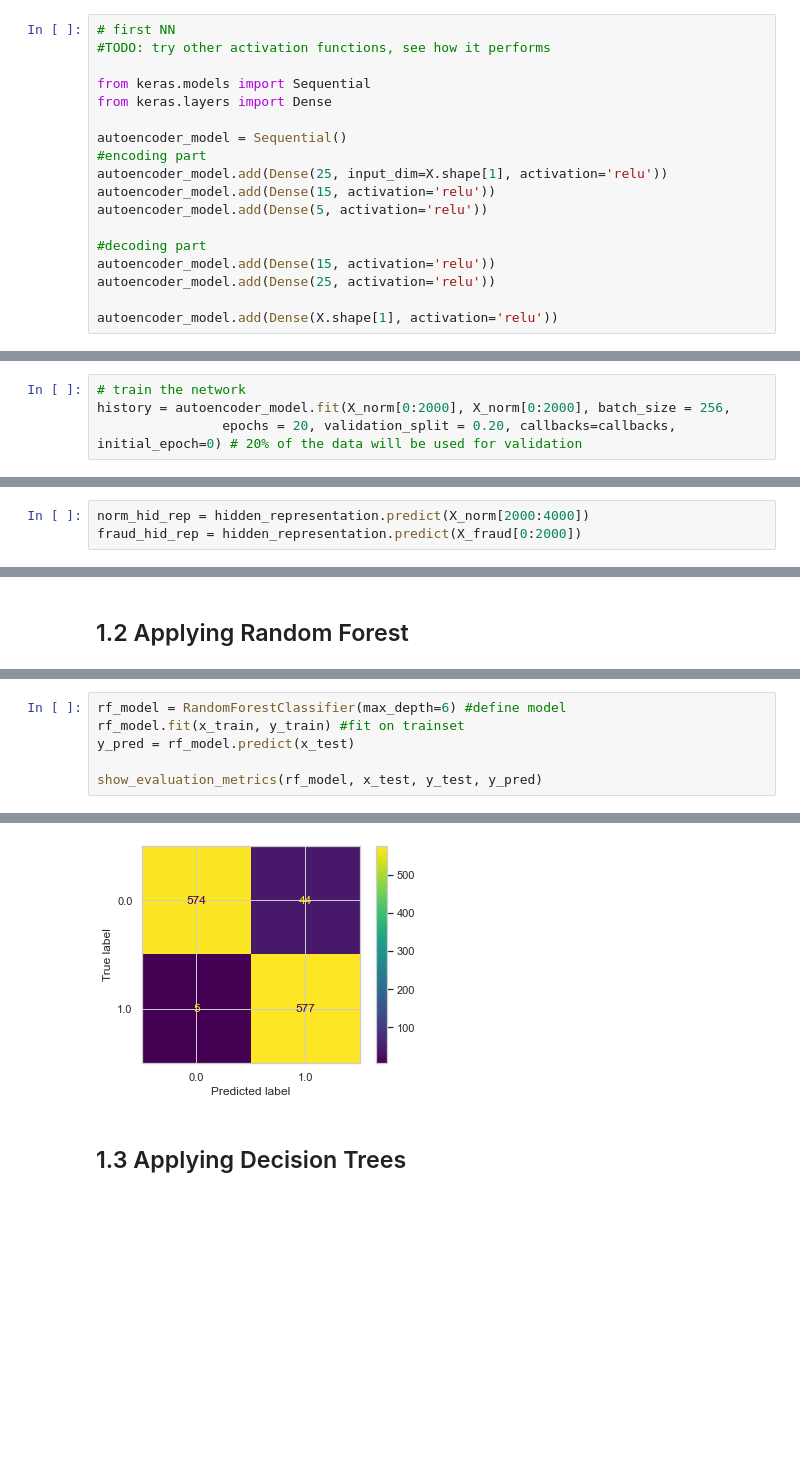
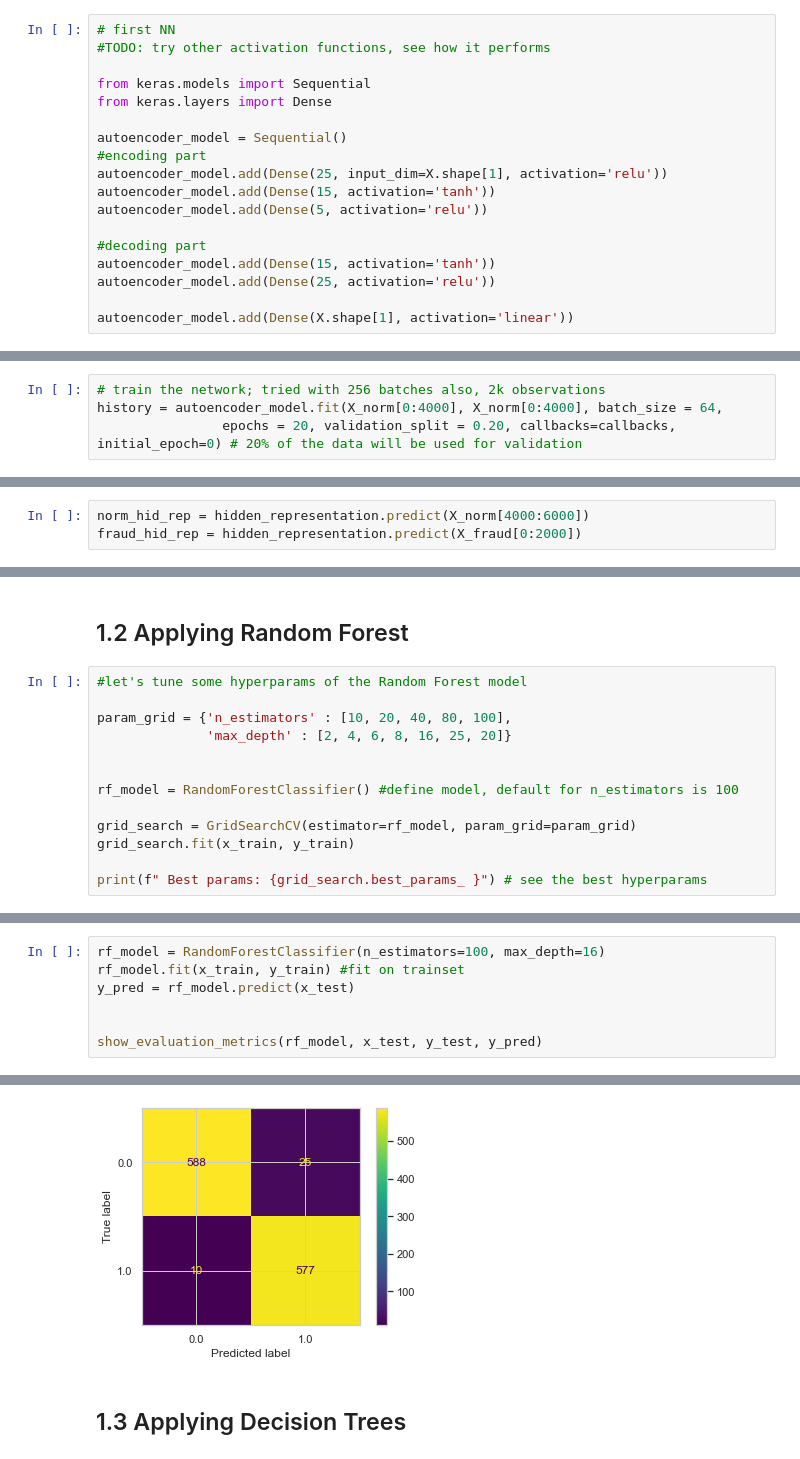
Before and after one commit to ServoCryptid/FraudDetection, a Jupyter notebook: autoencoder_approach.ipynb, the cells around one changed output, grey strips where cells are left out. Cells and saved outputs as stored; diff of their text form; blank space fills up the shorter version.

```diff
--- a/autoencoder_approach.ipynb
+++ b/autoencoder_approach.ipynb
@@ -388,14 +389,14 @@ from keras.layers import Dense
 autoencoder_model = Sequential()
 #encoding part
 autoencoder_model.add(Dense(25, input_dim=X.shape[1], activation='relu'))
-autoencoder_model.add(Dense(15, activation='relu'))
+autoencoder_model.add(Dense(15, activation='tanh'))
 autoencoder_model.add(Dense(5, activation='relu'))
 
 #decoding part
-autoencoder_model.add(Dense(15, activation='relu'))
+autoencoder_model.add(Dense(15, activation='tanh'))
 autoencoder_model.add(Dense(25, activation='relu'))
 
-autoencoder_model.add(Dense(X.shape[1], activation='relu'))
+autoencoder_model.add(Dense(X.shape[1], activation='linear'))
 # %%
 #compile the model
 # https://ml-cheatsheet.readthedocs.io/en/latest/optimizers.html
@@ -430,7 +431,7 @@ callbacks.append(ModelCheckpoint('autoencoder_model.h5',
                                  save_best_only=True,
                                  mode='min'))
 # %%
-# train the network
-history = autoencoder_model.fit(X_norm[0:2000], X_norm[0:2000], batch_size = 256,
+# train the network; tried with 256 batches also, 2k observations
+history = autoencoder_model.fit(X_norm[0:4000], X_norm[0:4000], batch_size = 64,
                 epochs = 20, validation_split = 0.20, callbacks=callbacks, initial_epoch=0) # 20% of the data will be used for validation
 # %% [output]
@@ -477,7 +470,7 @@ hidden_representation.add(autoencoder_model.layers[0])
 hidden_representation.add(autoencoder_model.layers[1])
 hidden_representation.add(autoencoder_model.layers[2])
 # %%
-norm_hid_rep = hidden_representation.predict(X_norm[2000:4000])
+norm_hid_rep = hidden_representation.predict(X_norm[4000:6000])
 fraud_hid_rep = hidden_representation.predict(X_fraud[0:2000])
 # %%
 rep_x = np.append(norm_hid_rep, fraud_hid_rep, axis = 0)
@@ -536,2 +532,15 @@ F1 score: 0.9646464646464646
 # %% [markdown]
 ## 1.2 Applying Random Forest ##
+# %%
+#let's tune some hyperparams of the Random Forest model
+
+param_grid = {'n_estimators' : [10, 20, 40, 80, 100],
+              'max_depth' : [2, 4, 6, 8, 16, 25, 20]}
+
+
+rf_model = RandomForestClassifier() #define model, default for n_estimators is 100
+
+grid_search = GridSearchCV(estimator=rf_model, param_grid=param_grid)
+grid_search.fit(x_train, y_train)
+
+print(f" Best params: {grid_search.best_params_ }") # see the best hyperparams
@@ -538,8 +549,9 @@ F1 score: 0.9646464646464646
 # %%
-rf_model = RandomForestClassifier(max_depth=6) #define model
+rf_model = RandomForestClassifier(n_estimators=100, max_depth=16)
 rf_model.fit(x_train, y_train) #fit on trainset
 y_pred = rf_model.predict(x_test)
 
+
 show_evaluation_metrics(rf_model, x_test, y_test, y_pred)
 # %% [output]
               precision    recall  f1-score   support
@@ -556,4 +568,4 @@ F1 score: 0.9592684954280963
-[figure, old version]
+[figure, new version]
 # %% [markdown]
 ## 1.3 Applying Decision Trees ##
 # %%
```
Also changed, not shown: parts of 22 cells of this notebook.
